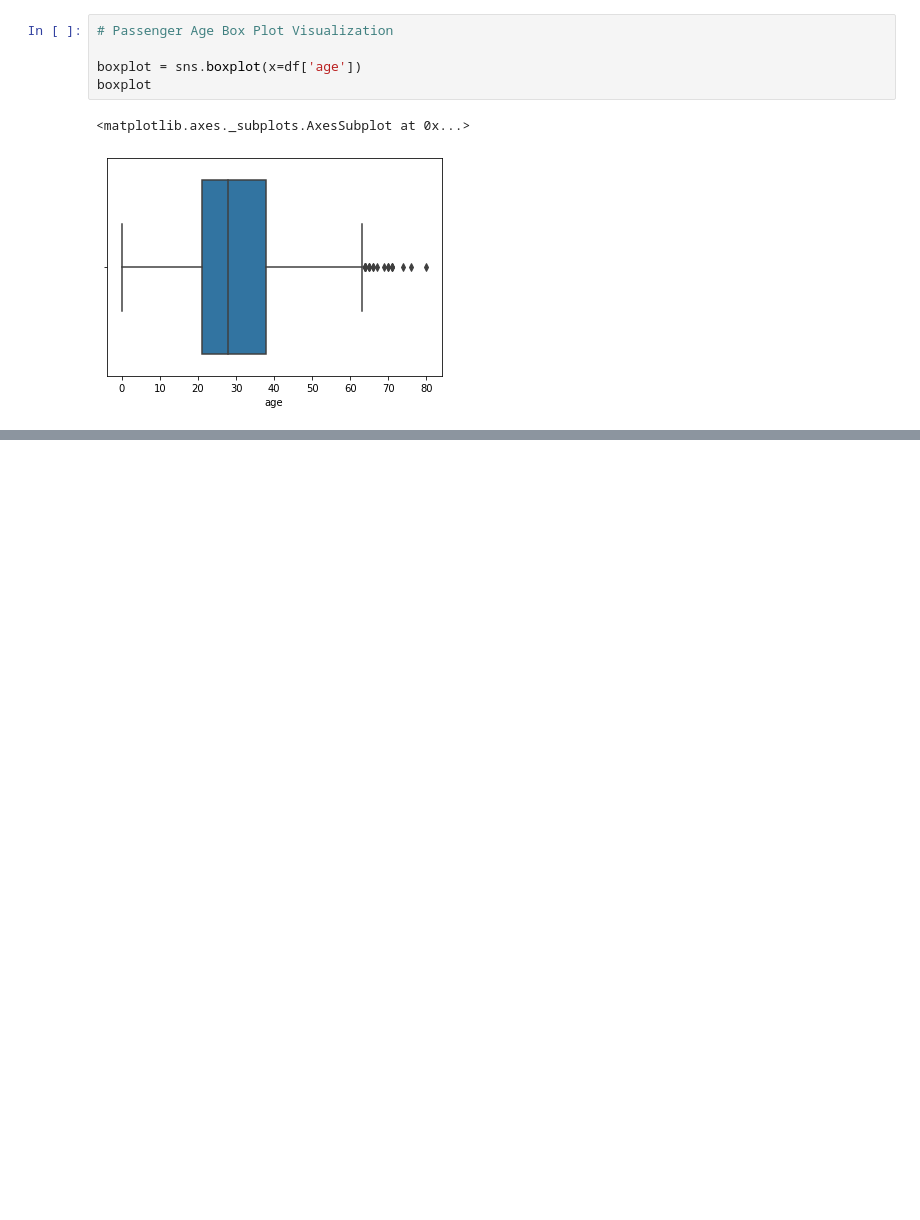
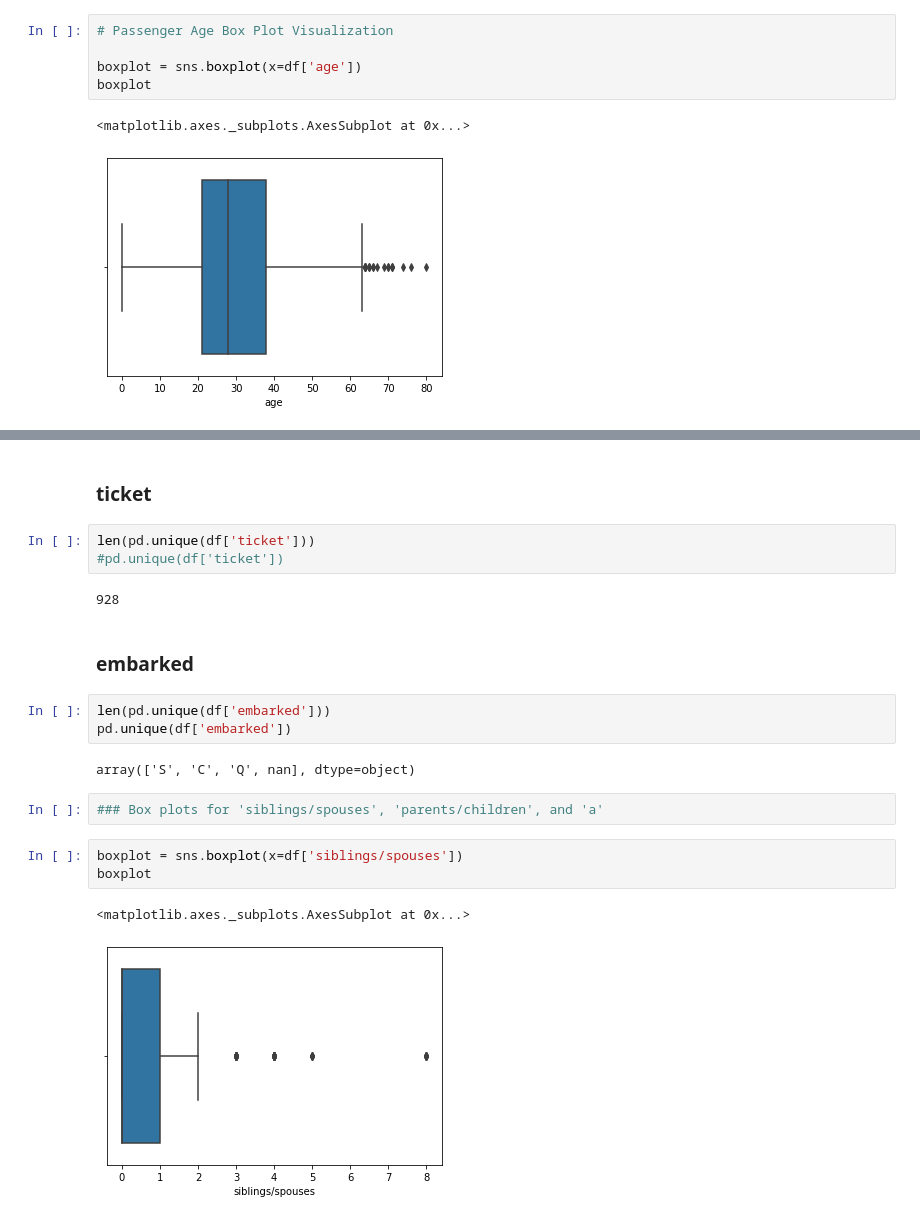
Before and after one commit to swarrier16/Titanic_Analysis, a Jupyter notebook: columnStats.ipynb, the cells around one changed output, grey strips where cells are left out. Cells and saved outputs as stored; diff of their text form; blank space fills up the shorter version.

```diff
--- a/columnStats.ipynb
+++ b/columnStats.ipynb
@@ -112,0 +271,22 @@ boxplot
+# %% [markdown]
+### ticket
+# %%
+len(pd.unique(df['ticket']))
+#pd.unique(df['ticket'])
+# %% [output]
+928
+# %% [markdown]
+### embarked
+# %%
+len(pd.unique(df['embarked']))
+pd.unique(df['embarked'])
+# %% [output]
+array(['S', 'C', 'Q', nan], dtype=object)
+# %%
+### Box plots for 'siblings/spouses', 'parents/children', and 'a'
+# %%
+boxplot = sns.boxplot(x=df['siblings/spouses'])
+boxplot
+# %% [output]
+<matplotlib.axes._subplots.AxesSubplot at 0x...>
+[figure, added]
```
Also changed, not shown: parts of 23 cells of this notebook.
